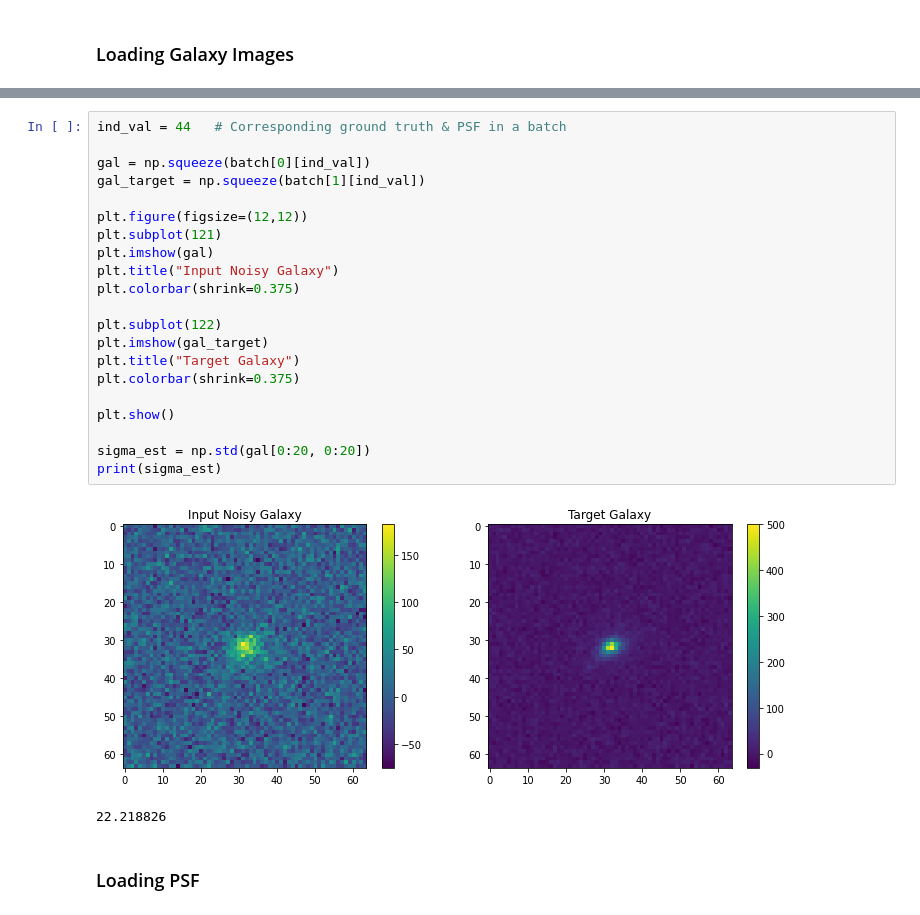
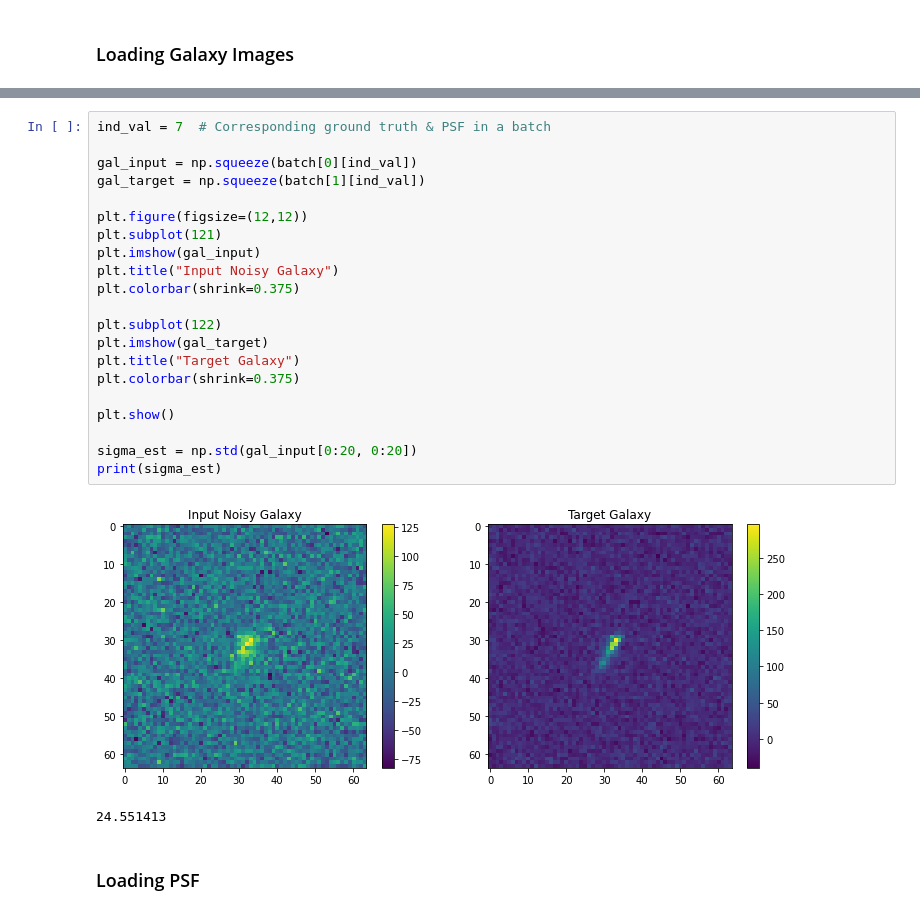
Before and after one commit to utsav-akhaury/PnP-ADMM, a Jupyter notebook: ADMM_tf_UNet.ipynb, the cells around one changed output, grey strips where cells are left out. Saved outputs shown, nothing was run; the diff lists cells and outputs as text.

```diff
--- a/ADMM_tf_UNet.ipynb
+++ b/ADMM_tf_UNet.ipynb
@@ -109,29 +168,29 @@ WARNING:tensorflow:From <ipython-input-4-37c9233474ad>:13: DatasetV1.make_one_sh
 Instructions for updating:
 Use `for ... in dataset:` to iterate over a dataset. If using `tf.estimator`, return the `Dataset` object directly from your input function. As a last resort, you can use `tf.compat.v1.data.make_one_s ...
 # %%
-ind_val = 44   # Corresponding ground truth & PSF in a batch
+ind_val = 7  # Corresponding ground truth & PSF in a batch
 
-gal = np.squeeze(batch[0][ind_val])
+gal_input = np.squeeze(batch[0][ind_val])
 gal_target = np.squeeze(batch[1][ind_val])
 
 plt.figure(figsize=(12,12))
 plt.subplot(121)
-plt.imshow(gal)
+plt.imshow(gal_input)
 plt.title("Input Noisy Galaxy")
 plt.colorbar(shrink=0.375)
 
 plt.subplot(122)
 plt.imshow(gal_target)
 plt.title("Target Galaxy")
 plt.colorbar(shrink=0.375)
 
 plt.show()
 
-sigma_est = np.std(gal[0:20, 0:20])
+sigma_est = np.std(gal_input[0:20, 0:20])
 print(sigma_est)
 # %% [output]
-[figure, old version]
+[figure, new version]
-22.218826
+24.551413
 # %% [markdown]
 ### Loading PSF
 # %%
```
Also changed, not shown: parts of 11 cells of this notebook.
